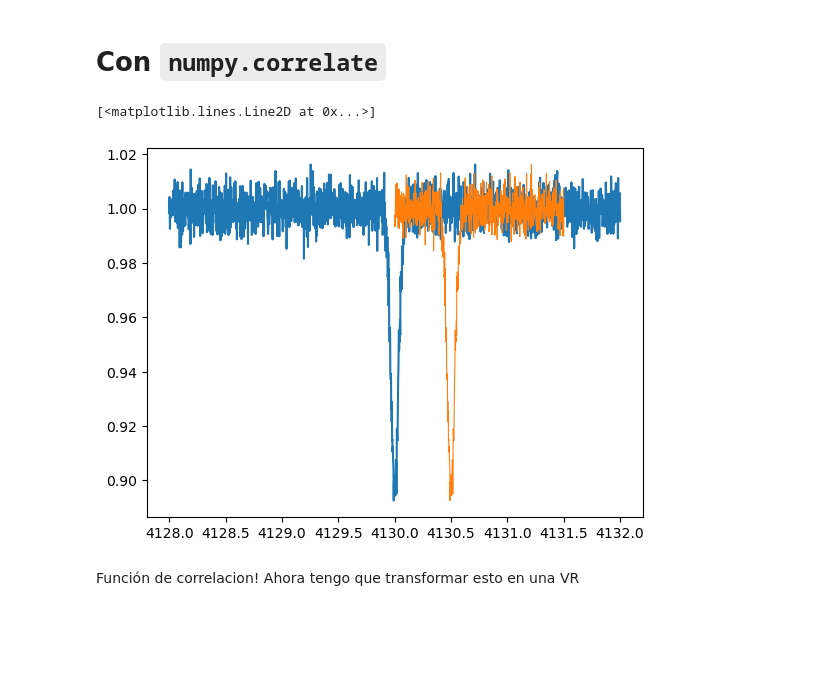
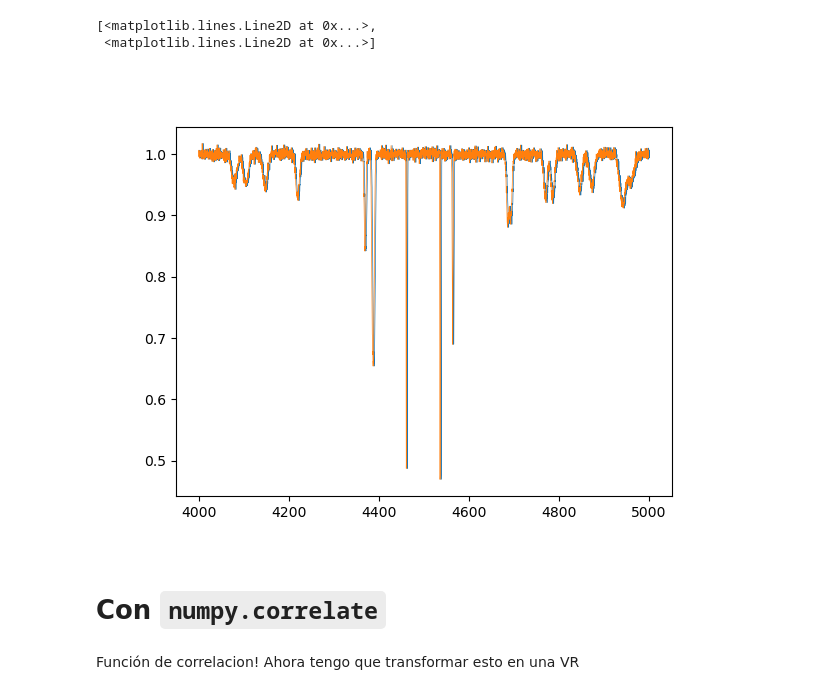
Before and after one commit to ebjordi/spectools, a Jupyter notebook: spectools/Cross-corr.ipynb, the cells around one changed output. Cells and saved outputs as stored; diff of their text form; code cells hidden in the pictures; blank space fills up the shorter version.

```diff
--- a/spectools/Cross-corr.ipynb
+++ b/spectools/Cross-corr.ipynb
@@ -8,10 +37,25 @@ def gaussian(x,cont,inten,m,sigma):
+# %%
+disp = lambda x,x0 : c.c.to('km/s') * (x/x0 - 1)
+ls = c.c.to('km/s')
+def rest(x,v):
+    return  x / ((v/ls.value) + 1)
+# %%
+a_move = rest(xx0,75)
+b_move = rest(xx0,-80)
+# %%
+%matplotlib widget
+plt.plot(b_move,a,a_move,a,linewidth=0.5)
+# %% [output]
+[<matplotlib.lines.Line2D at 0x...>,
+ <matplotlib.lines.Line2D at 0x...>]
+[figure, added]
 # %% [markdown]
 # Con `numpy.correlate`
 # %%
 np.array(fauma0)
 # %%
 xx0 = np.linspace(4128, 4132, num=2000)
-faux0=gaussian(xx0,cont=1,inten=0.1,m=4130,sigma=0.05)+np.random.normal(0.00,0.005,2000)
+faux1=gaussian(xx0,cont=1,inten=0.1,m=4130,sigma=0.07)+np.random.normal(0.00,0.008,2000)
 masked0=np.ma.masked_outside(xx0,4129.5,4131)
 masked0 += np.ones_like(masked0)*0.5
 mask0 = np.ma.getmask(masked0)
@@ -19,7 +63,4 @@ fauma0=np.array(np.ma.array(faux0,mask=mask0))
 
 plt.plot(xx0,faux0)
 plt.plot(masked0,fauma0,linewidth=0.8)
-# %% [output]
-[<matplotlib.lines.Line2D at 0x...>]
-[figure, removed]
 # %%
```
Also changed, not shown: parts of 24 cells of this notebook.
